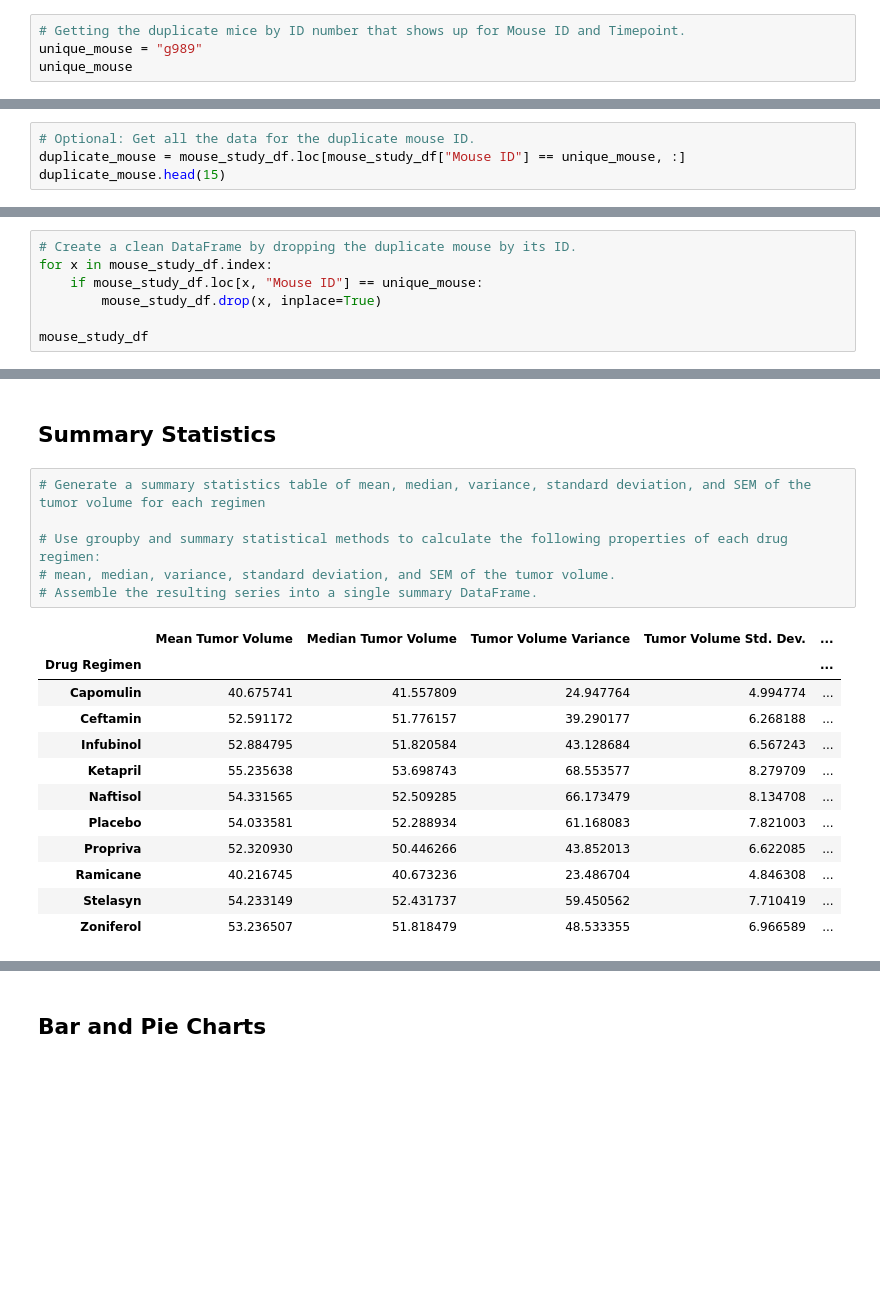
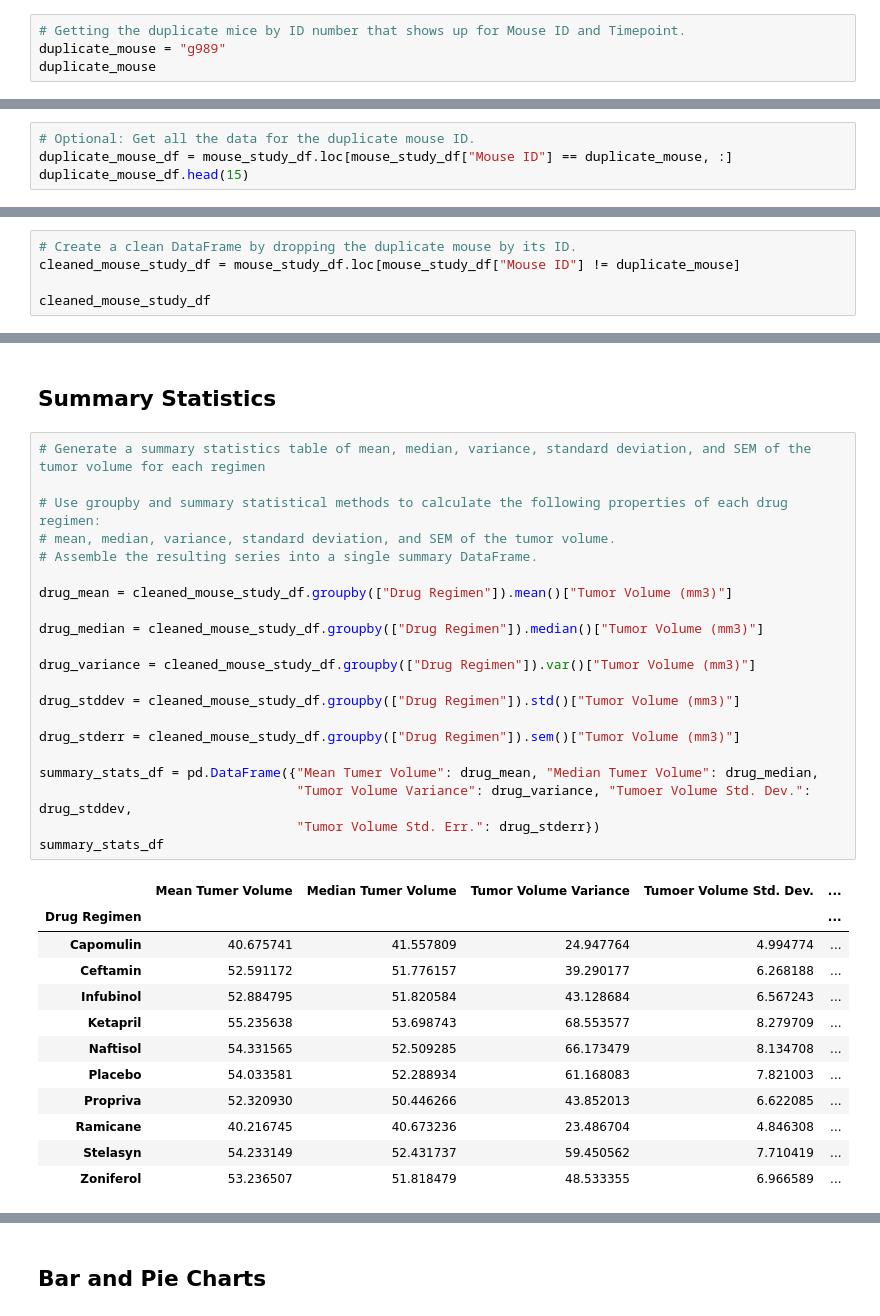
Before and after one commit to atmetz/matplotlib-challenge, a Jupyter notebook: pymaceuticals.ipynb, the cells around one changed output, grey strips where cells are left out. Cells and saved outputs as stored; diff of their text form; blank space fills up the shorter version.

Commit message:
Completed Summary Stats section

```diff
--- a/pymaceuticals.ipynb
+++ b/pymaceuticals.ipynb
@@ -40,13 +41,13 @@ mouse_count
 249
 # %%
 # Getting the duplicate mice by ID number that shows up for Mouse ID and Timepoint.
-unique_mouse = "g989"
-unique_mouse
+duplicate_mouse = "g989"
+duplicate_mouse
 # %% [output]
 'g989'
 # %%
 # Optional: Get all the data for the duplicate mouse ID.
-duplicate_mouse = mouse_study_df.loc[mouse_study_df["Mouse ID"] == unique_mouse, :]
-duplicate_mouse.head(15)
+duplicate_mouse_df = mouse_study_df.loc[mouse_study_df["Mouse ID"] == duplicate_mouse, :]
+duplicate_mouse_df.head(15)
 # %% [output]
 |  | Mouse ID | Timepoint | Tumor Volume (mm3) | Metastatic Sites | Drug Regimen | Sex | Age_months | ... |
@@ -66,10 +67,8 @@ duplicate_mouse.head(15)
 # %%
 # Create a clean DataFrame by dropping the duplicate mouse by its ID.
-for x in mouse_study_df.index:
-    if mouse_study_df.loc[x, "Mouse ID"] == unique_mouse:
-        mouse_study_df.drop(x, inplace=True)
+cleaned_mouse_study_df = mouse_study_df.loc[mouse_study_df["Mouse ID"] != duplicate_mouse]
 
-mouse_study_df
+cleaned_mouse_study_df
 # %% [output]
 |  | Mouse ID | Timepoint | Tumor Volume (mm3) | Metastatic Sites | Drug Regimen | Sex | Age_months | ... |
 | 0 | b128 | 0 | 45.000000 | 0 | Capomulin | Female | 9 | ... |
@@ -95,11 +94,26 @@ cleaned_mouse_count
 # %%
 # Generate a summary statistics table of mean, median, variance, standard deviation, and SEM of the tumor volume for each regimen
 
 # Use groupby and summary statistical methods to calculate the following properties of each drug regimen:
 # mean, median, variance, standard deviation, and SEM of the tumor volume.
 # Assemble the resulting series into a single summary DataFrame.
+
+drug_mean = cleaned_mouse_study_df.groupby(["Drug Regimen"]).mean()["Tumor Volume (mm3)"]
+
+drug_median = cleaned_mouse_study_df.groupby(["Drug Regimen"]).median()["Tumor Volume (mm3)"]
+
+drug_variance = cleaned_mouse_study_df.groupby(["Drug Regimen"]).var()["Tumor Volume (mm3)"]
+
+drug_stddev = cleaned_mouse_study_df.groupby(["Drug Regimen"]).std()["Tumor Volume (mm3)"]
+
+drug_stderr = cleaned_mouse_study_df.groupby(["Drug Regimen"]).sem()["Tumor Volume (mm3)"]
+
+summary_stats_df = pd.DataFrame({"Mean Tumer Volume": drug_mean, "Median Tumer Volume": drug_median,
+                                 "Tumor Volume Variance": drug_variance, "Tumoer Volume Std. Dev.": drug_stddev,
+                                 "Tumor Volume Std. Err.": drug_stderr})
+summary_stats_df
 # %% [output]
-|  | Mean Tumor Volume | Median Tumor Volume | Tumor Volume Variance | Tumor Volume Std. Dev. | ... |
+|  | Mean Tumer Volume | Median Tumer Volume | Tumor Volume Variance | Tumoer Volume Std. Dev. | ... |
 | Drug Regimen |  |  |  |  | ... |
 | Capomulin | 40.675741 | 41.557809 | 24.947764 | 4.994774 | ... |
 | Ceftamin | 52.591172 | 51.776157 | 39.290177 | 6.268188 | ... |
```
Also changed, not shown: parts of 6 cells of this notebook.
